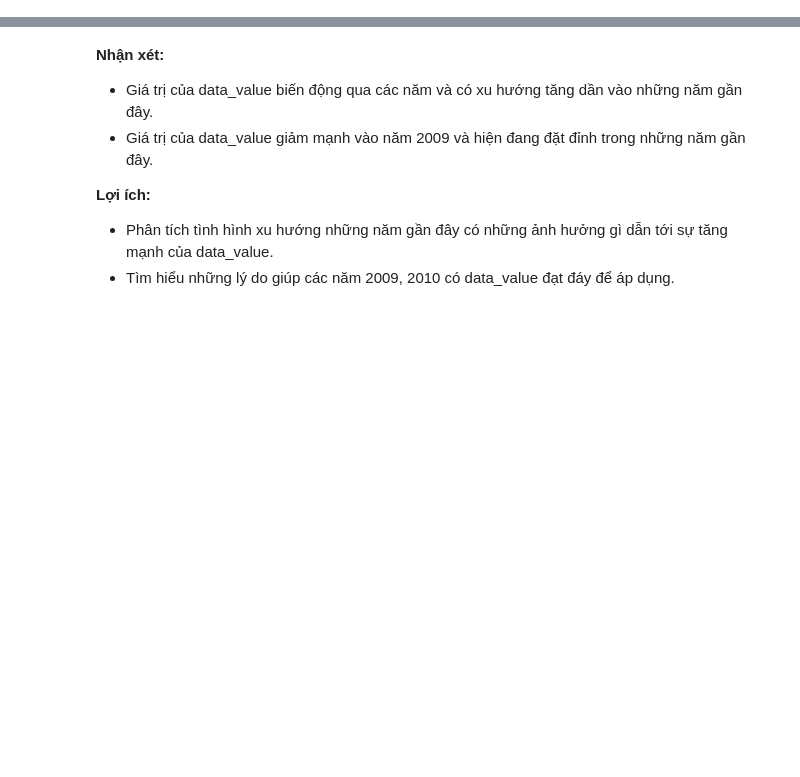
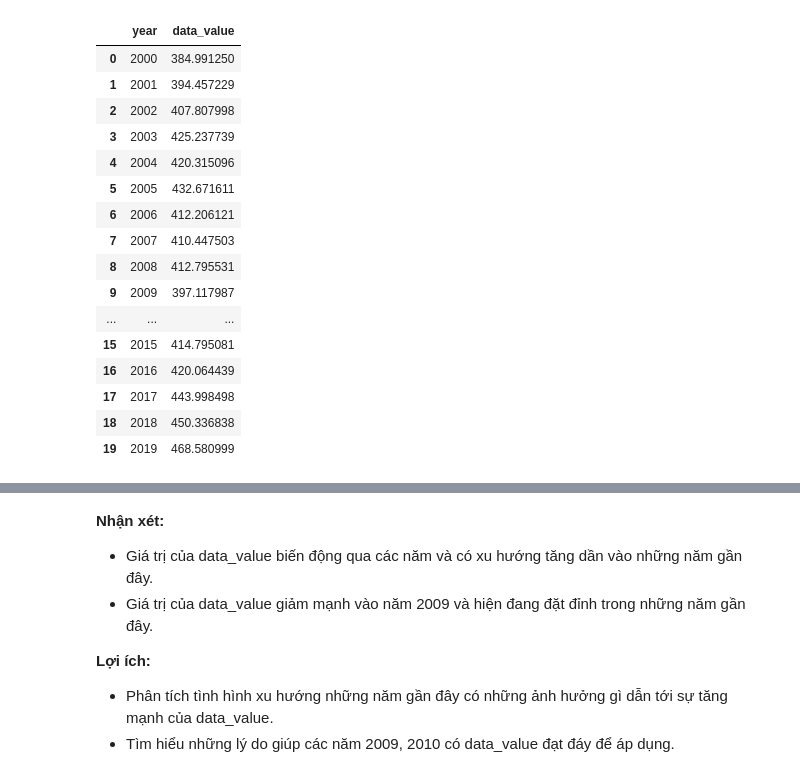
Before and after one commit to GenNyu/Intro2DS, a Jupyter notebook: question1_Thao.ipynb, the cells around one changed output, grey strips where cells are left out. Cells and saved outputs as stored; diff of their text form; code cells hidden in the pictures; blank space fills up the shorter version.

```diff
--- a/question1_Thao.ipynb
+++ b/question1_Thao.ipynb
@@ -9,2 +25,24 @@ df = pd.read_csv('Data/smoothed_rate_df.csv')
+# %%
+df_q1 = df[(df['sex'] == 'Overall') & (df['race/ethnicityage_group'] == 'Overall') & (df['age_group'] == 'Ages 65+ years')]
+df_q1_gr = df_q1.groupby('year').agg({'data_value': 'mean'}).reset_index()
+df_q1_gr
+# %% [output]
+|  | year | data_value |
+| 0 | 2000 | 384.991250 |
+| 1 | 2001 | 394.457229 |
+| 2 | 2002 | 407.807998 |
+| 3 | 2003 | 425.237739 |
+| 4 | 2004 | 420.315096 |
+| 5 | 2005 | 432.671611 |
+| 6 | 2006 | 412.206121 |
+| 7 | 2007 | 410.447503 |
+| 8 | 2008 | 412.795531 |
+| 9 | 2009 | 397.117987 |
+| ... | ... | ... |
+| 15 | 2015 | 414.795081 |
+| 16 | 2016 | 420.064439 |
+| 17 | 2017 | 443.998498 |
+| 18 | 2018 | 450.336838 |
+| 19 | 2019 | 468.580999 |
 # %%
 plt.figure(figsize=(10, 6))
```
Also changed, not shown: parts of 3 cells of this notebook, 3 other files.
